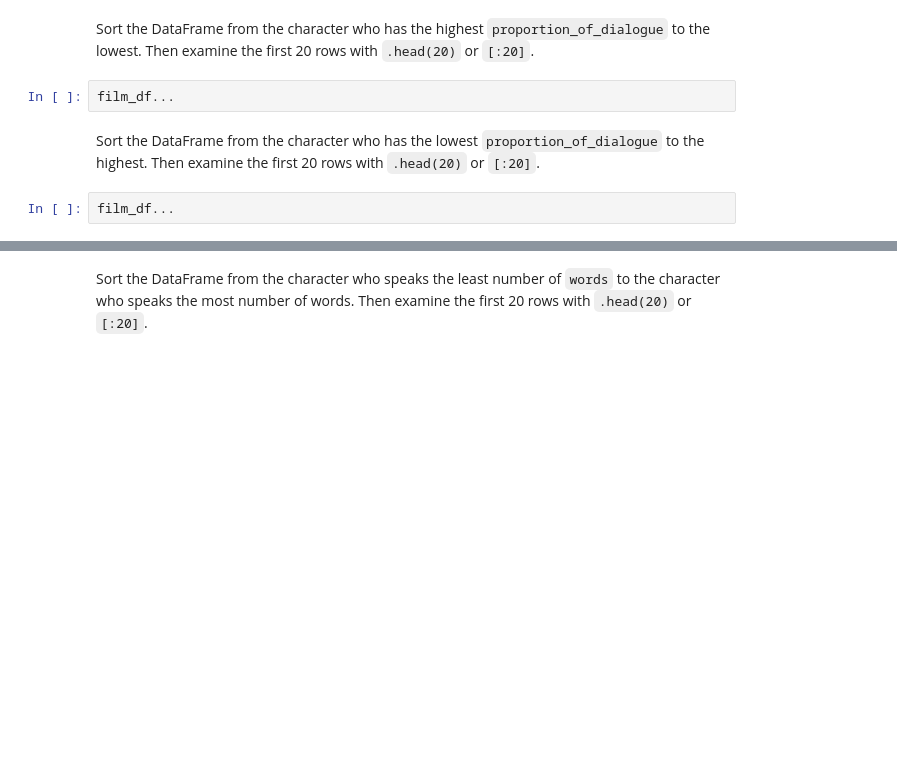
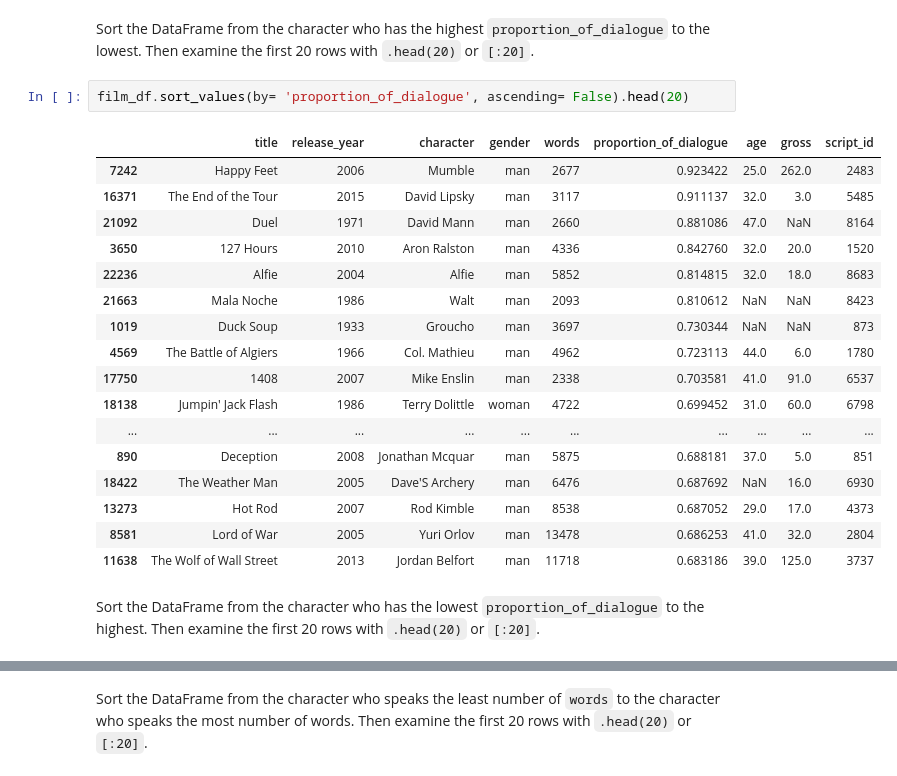
Before and after one commit to leandrosisido/3844f23-writing-digital-media, a Jupyter notebook: book/03-Pandas-Data-Analysis/MIDTERM.ipynb, the cells around one changed output, grey strips where cells are left out. Drawn from its saved outputs; the diff is of its cells as text; blank space fills up the shorter version.

```diff
--- a/book/03-Pandas-Data-Analysis/MIDTERM.ipynb
+++ b/book/03-Pandas-Data-Analysis/MIDTERM.ipynb
@@ -195,9 +211,25 @@ Enter your response
 ## Sort Values
 # %% [markdown]
 Sort the DataFrame from the character who has the highest `proportion_of_dialogue` to the lowest.  Then examine the first 20 rows with `.head(20)` or `[:20]`.
-# %%
-film_df...
+# %%
+film_df.sort_values(by= 'proportion_of_dialogue', ascending= False).head(20)
+# %% [output]
+|  | title | release_year | character | gender | words | proportion_of_dialogue | age | gross | script_id |
+| 7242 | Happy Feet | 2006 | Mumble | man | 2677 | 0.923422 | 25.0 | 262.0 | 2483 |
+| 16371 | The End of the Tour | 2015 | David Lipsky | man | 3117 | 0.911137 | 32.0 | 3.0 | 5485 |
+| 21092 | Duel | 1971 | David Mann | man | 2660 | 0.881086 | 47.0 | NaN | 8164 |
+| 3650 | 127 Hours | 2010 | Aron Ralston | man | 4336 | 0.842760 | 32.0 | 20.0 | 1520 |
+| 22236 | Alfie | 2004 | Alfie | man | 5852 | 0.814815 | 32.0 | 18.0 | 8683 |
+| 21663 | Mala Noche | 1986 | Walt | man | 2093 | 0.810612 | NaN | NaN | 8423 |
+| 1019 | Duck Soup | 1933 | Groucho | man | 3697 | 0.730344 | NaN | NaN | 873 |
+| 4569 | The Battle of Algiers | 1966 | Col. Mathieu | man | 4962 | 0.723113 | 44.0 | 6.0 | 1780 |
+| 17750 | 1408 | 2007 | Mike Enslin | man | 2338 | 0.703581 | 41.0 | 91.0 | 6537 |
+| 18138 | Jumpin' Jack Flash | 1986 | Terry Dolittle | woman | 4722 | 0.699452 | 31.0 | 60.0 | 6798 |
+| ... | ... | ... | ... | ... | ... | ... | ... | ... | ... |
+| 890 | Deception | 2008 | Jonathan Mcquar | man | 5875 | 0.688181 | 37.0 | 5.0 | 851 |
+| 18422 | The Weather Man | 2005 | Dave'S Archery | man | 6476 | 0.687692 | NaN | 16.0 | 6930 |
+| 13273 | Hot Rod | 2007 | Rod Kimble | man | 8538 | 0.687052 | 29.0 | 17.0 | 4373 |
+| 8581 | Lord of War | 2005 | Yuri Orlov | man | 13478 | 0.686253 | 41.0 | 32.0 | 2804 |
+| 11638 | The Wolf of Wall Street | 2013 | Jordan Belfort | man | 11718 | 0.683186 | 39.0 | 125.0 | 3737 |
 # %% [markdown]
 Sort the DataFrame from the character who has the lowest `proportion_of_dialogue` to the highest. Then examine the first 20 rows with `.head(20)` or `[:20]`.
-# %%
-film_df...
```
Also changed, not shown: parts of 42 cells of this notebook, 4 other files.
